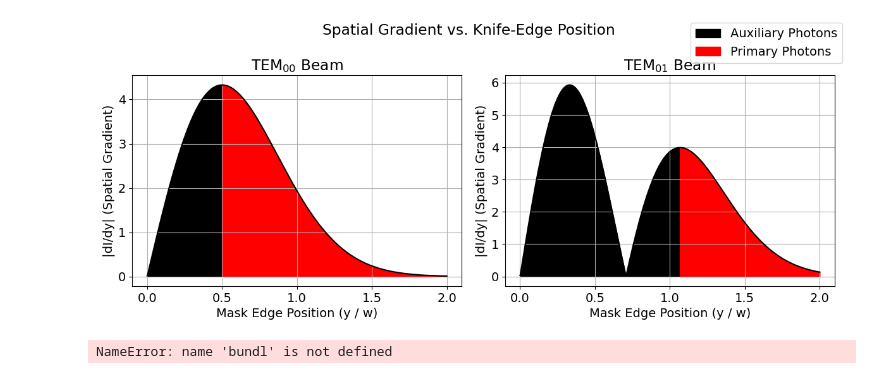
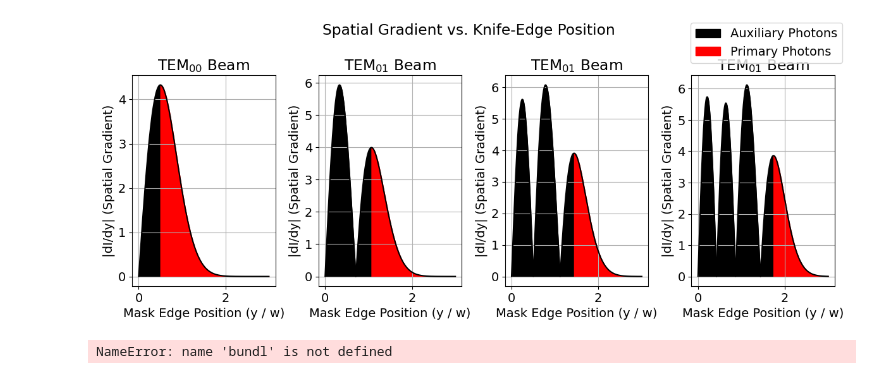
Before and after one commit to morrisonzach/fiber_optic_acoustics, a Jupyter notebook: report_graphs.ipynb, the cells around one changed output. Cells and saved outputs as stored; diff of their text form; code cells hidden in the pictures.

```diff
--- a/report_graphs.ipynb
+++ b/report_graphs.ipynb
@@ -149,35 +144,97 @@ noise = syst("noise", [f"../data/20260821/20mW_{mask_size[i]}Mask_noise/iter_0.t
 # %%
 waist = 1
-y_vals = np.linspace(0, 2 * waist, 1000)
-# Derivative of Gaussian intensity profile
+y_vals = np.linspace(0, 3 * waist, 10000)
 dI_dy = np.abs(np.gradient(I_y(y_vals, [0, 0], waist, w, targ_power), y_vals))
 
-fig, ax = plt.subplots(1, 2, figsize = (12, 5))
+fig, ax = plt.subplots(1, 4, figsize = (12, 5))
 
 ax[0].plot(y_vals / waist, dI_dy, c = "k")
 ax[0].fill_between((y_vals / waist)[:find_idx(dI_dy, max(dI_dy))], dI_dy[:find_idx(dI_dy, max(dI_dy))], color = "k", label = "Auxiliary Photons")
 ax[0].fill_between((y_vals / waist)[find_idx(dI_dy, max(dI_dy)):], dI_dy[find_idx(dI_dy, max(dI_dy)):], color = "r", label = "Primary Photons")
-print((y_vals / waist)[find_idx(dI_dy, max(dI_dy))] * 200)
 mode00max = max(dI_dy)
+print(mode00max, (y_vals / waist)[find_idx(dI_dy, max(dI_dy))])
 ax[0].set_xlabel("Mask Edge Position (y / w)")
 ax[0].set_ylabel("|dI/dy| (Spatial Gradient)")
 ax[0].set_title(r"TEM$_{00}$ Beam")
 ax[0].grid(True)
 
-y_vals = np.linspace(0, 2 * waist, 1000)
-# Derivative of Gaussian intensity profile
+i = 3000
+y_vals = np.linspace(0, 3 * waist, 10000)
 dI_dy = np.abs(np.gradient(I_y(y_vals, [0, 1], waist, w, targ_power), y_vals))
 
 ax[1].plot(y_vals / waist, dI_dy, c = "k")
-ax[1].fill_between((y_vals / waist)[:find_idx(dI_dy, max(dI_dy[500:]))], dI_dy[:find_idx(dI_dy, max(dI_dy[500:]))], color = "k")
-ax[1].fill_between((y_vals / waist)[find_idx(dI_dy, max(dI_dy[500:])):], dI_dy[find_idx(dI_dy, max(dI_dy[500:])):], color = "r")
+ax[1].fill_between((y_vals / waist)[:find_idx(dI_dy, max(dI_dy[i:]))], dI_dy[:find_idx(dI_dy, max(dI_dy[i:]))], color = "k")
+ax[1].fill_between((y_vals / waist)[find_idx(dI_dy, max(dI_dy[i:])):], dI_dy[find_idx(dI_dy, max(dI_dy[i:])):], color = "r")
 mode01max = max(dI_dy)
+print(mode01max, (y_vals / waist)[find_idx(dI_dy, max(dI_dy[i:]))])
 ax[1].set_xlabel("Mask Edge Position (y / w)")
 ax[1].set_ylabel("|dI/dy| (Spatial Gradient)")
 ax[1].set_title(r"TEM$_{01}$ Beam")
 fig.suptitle("Spatial Gradient vs. Knife-Edge Position")
 ax[1].grid(True)
+
+i = 4000
+y_vals = np.linspace(0, 3 * waist, 10000)
+dI_dy = np.abs(np.gradient(I_y(y_vals, [0, 2], waist, w, targ_power), y_vals))
+
+ax[2].plot(y_vals / waist, dI_dy, c = "k")
+ax[2].fill_between((y_vals / waist)[:find_idx(dI_dy, max(dI_dy[i:]))], dI_dy[:find_idx(dI_dy, max(dI_dy[i:]))], color = "k")
+ax[2].fill_between((y_vals / waist)[find_idx(dI_dy, max(dI_dy[i:])):], dI_dy[find_idx(dI_dy, max(dI_dy[i:])):], color = "r")
+mode02max = max(dI_dy[i:])
+print(mode02max, (y_vals / waist)[find_idx(dI_dy, max(dI_dy[i:]))])
+ax[2].set_xlabel("Mask Edge Position (y / w)")
+ax[2].set_ylabel("|dI/dy| (Spatial Gradient)")
+ax[2].set_title(r"TEM$_{01}$ Beam")
+fig.suptitle("Spatial Gradient vs. Knife-Edge Position")
+ax[2].grid(True)
+
+i = 5000
+y_vals = np.linspace(0, 3 * waist, 10000)
+dI_dy = np.abs(np.gradient(I_y(y_vals, [0, 3], waist, w, targ_power), y_vals))
+
+ax[3].plot(y_vals / waist, dI_dy, c = "k")
+ax[3].fill_between((y_vals / waist)[:find_idx(dI_dy, max(dI_dy[i:]))], dI_dy[:find_idx(dI_dy, max(dI_dy[i:]))], color = "k")
+ax[3].fill_between((y_vals / waist)[find_idx(dI_dy, max(dI_dy[i:])):], dI_dy[find_idx(dI_dy, max(dI_dy[i:])):], color = "r")
+mode03max = max(dI_dy[i:])
+print(mode03max, (y_vals / waist)[find_idx(dI_dy, max(dI_dy[i:]))])
+ax[3].set_xlabel("Mask Edge Position (y / w)")
+ax[3].set_ylabel("|dI/dy| (Spatial Gradient)")
+ax[3].set_title(r"TEM$_{01}$ Beam")
+fig.suptitle("Spatial Gradient vs. Knife-Edge Position")
+ax[3].grid(True)
+
+# i = 5500
+# y_vals = np.linspace(0, 3 * waist, 10000)
+# dI_dy = np.abs(np.gradient(I_y(y_vals, [0, 4], waist, w, targ_power), y_vals))
+
+# ax[4].plot(y_vals / waist, dI_dy, c = "k")
+# ax[4].fill_between((y_vals / waist)[:find_idx(dI_dy, max(dI_dy[i:]))], dI_dy[:find_idx(dI_dy, max(dI_dy[i:]))], color = "k")
+# ax[4].fill_between((y_vals / waist)[find_idx(dI_dy, max(dI_dy[i:])):], dI_dy[find_idx(dI_dy, max(dI_dy[i:])):], color = "r")
+# mode04max = max(dI_dy[i:])
+# print(mode04max, (y_vals / waist)[find_idx(dI_dy, max(dI_dy[i:]))])
+# ax[4].set_xlabel("Mask Edge Position (y / w)")
+# ax[4].set_ylabel("|dI/dy| (Spatial Gradient)")
+# ax[4].set_title(r"TEM$_{01}$ Beam")
+# fig.suptitle("Spatial Gradient vs. Knife-Edge Position")
+# ax[4].grid(True)
+
+# i = 6000
+# y_vals = np.linspace(0, 5 * waist, 10000)
+# dI_dy = np.abs(np.gradient(I_y(y_vals, [0, 10], waist, w, targ_power), y_vals))
+
+# ax[5].plot(y_vals / waist, dI_dy, c = "k")
+# ax[5].fill_between((y_vals / waist)[:find_idx(dI_dy, max(dI_dy[i:]))], dI_dy[:find_idx(dI_dy, max(dI_dy[i:]))], color = "k")
+# ax[5].fill_between((y_vals / waist)[find_idx(dI_dy, max(dI_dy[i:])):], dI_dy[find_idx(dI_dy, max(dI_dy[i:])):], color = "r")
+# mode05max = max(dI_dy[i:])
+# print(mode05max, (y_vals / waist)[find_idx(dI_dy, max(dI_dy[i:]))])
+# ax[5].set_xlabel("Mask Edge Position (y / w)")
+# ax[5].set_ylabel("|dI/dy| (Spatial Gradient)")
+# ax[5].set_title(r"TEM$_{01}$ Beam")
+# fig.suptitle("Spatial Gradient vs. Knife-Edge Position")
+# ax[5].grid(True)
+
 fig.legend()
 plt.tight_layout()
+plt.savefig("optimal_masks.png")
 plt.show()
 # %% [output]
@@ -185,4 +245,4 @@ plt.show()
-[figure, old version]
+[figure, new version]
 # %%
 import os
 import sys
```
Also changed, not shown: parts of 10 cells of this notebook, 8 other files.
